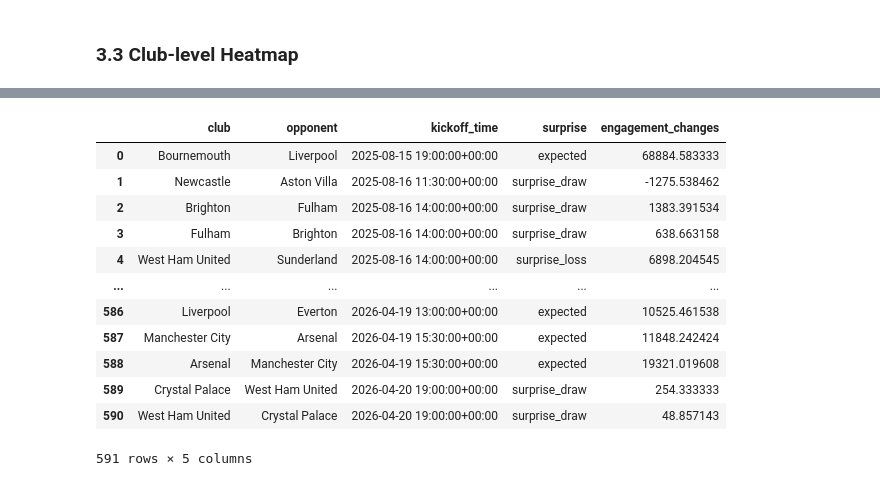
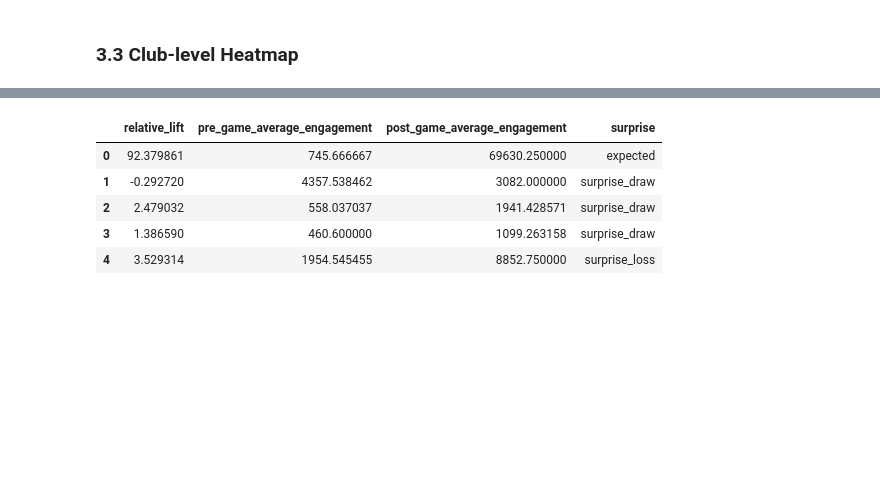
Before and after one commit to upiznhec/DSCI510_Spring2026_USC, a Jupyter notebook: src/results.ipynb, the cells around one changed output, grey strips where cells are left out. Drawn from its saved outputs; the diff is of its cells as text; code cells hidden in the pictures; blank space fills up the shorter version.

```diff
--- a/src/results.ipynb
+++ b/src/results.ipynb
@@ -118,16 +117,17 @@ plt.show()
 # %%
-club_df
+numeric_cols = [
+    "relative_lift",
+    "pre_game_average_engagement",
+    "post_game_average_engagement",
+    "surprise"
+]
+
+pairplot_df = club_df[numeric_cols]
+pairplot_df.head()
 # %% [output]
-|  | club | opponent | kickoff_time | surprise | engagement_changes |
-| 0 | Bournemouth | Liverpool | 2025-08-15 19:00:00+00:00 | expected | 68884.583333 |
-| 1 | Newcastle | Aston Villa | 2025-08-16 11:30:00+00:00 | surprise_draw | -1275.538462 |
-| 2 | Brighton | Fulham | 2025-08-16 14:00:00+00:00 | surprise_draw | 1383.391534 |
-| 3 | Fulham | Brighton | 2025-08-16 14:00:00+00:00 | surprise_draw | 638.663158 |
-| 4 | West Ham United | Sunderland | 2025-08-16 14:00:00+00:00 | surprise_loss | 6898.204545 |
-| ... | ... | ... | ... | ... | ... |
-| 586 | Liverpool | Everton | 2026-04-19 13:00:00+00:00 | expected | 10525.461538 |
-| 587 | Manchester City | Arsenal | 2026-04-19 15:30:00+00:00 | expected | 11848.242424 |
-| 588 | Arsenal | Manchester City | 2026-04-19 15:30:00+00:00 | expected | 19321.019608 |
-| 589 | Crystal Palace | West Ham United | 2026-04-20 19:00:00+00:00 | surprise_draw | 254.333333 |
-| 590 | West Ham United | Crystal Palace | 2026-04-20 19:00:00+00:00 | surprise_draw | 48.857143 |
+|  | relative_lift | pre_game_average_engagement | post_game_average_engagement | surprise |
+| 0 | 92.379861 | 745.666667 | 69630.250000 | expected |
+| 1 | -0.292720 | 4357.538462 | 3082.000000 | surprise_draw |
+| 2 | 2.479032 | 558.037037 | 1941.428571 | surprise_draw |
+| 3 | 1.386590 | 460.600000 | 1099.263158 | surprise_draw |
+| 4 | 3.529314 | 1954.545455 | 8852.750000 | surprise_loss |
-591 rows × 5 columns
```
Also changed, not shown: parts of 8 cells of this notebook, 1 other file.
